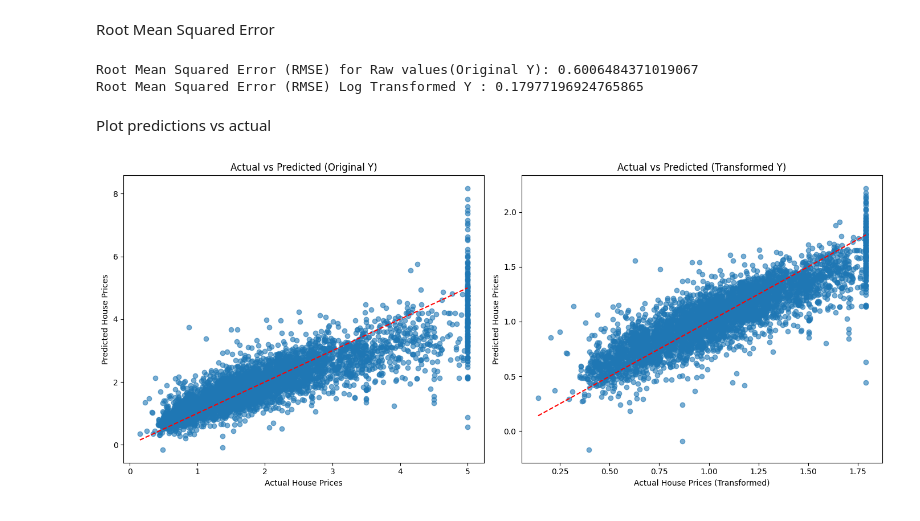
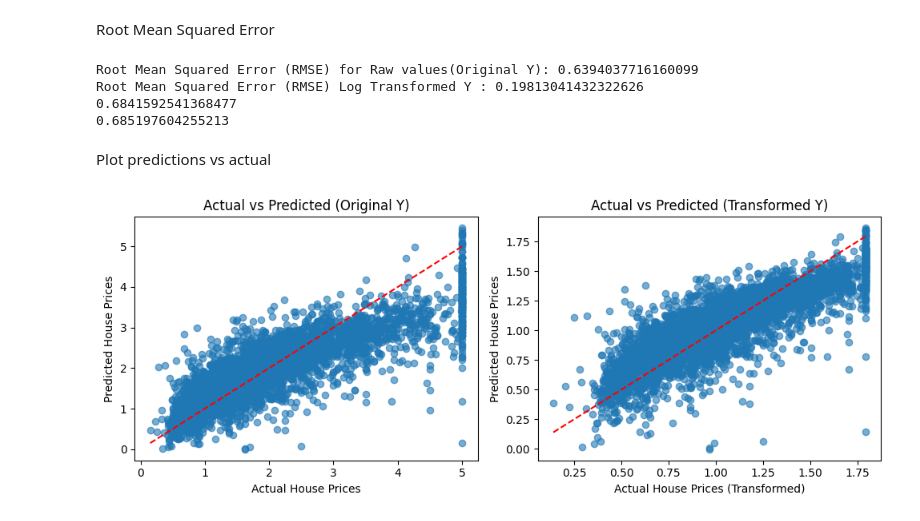
Before and after one commit to rameenhamad/Certura_ML_Internship_tasks, a Jupyter notebook: 1_House_Prices.ipynb, the cells around one changed output. Saved outputs shown, nothing was run; the diff lists cells and outputs as text; code cells hidden in the pictures.

```diff
--- a/1_House_Prices.ipynb
+++ b/1_House_Prices.ipynb
@@ -64,16 +71,13 @@ memory usage: 1.4 MB
 
 data distribution in dataset
 # %%
-import matplotlib.pyplot as plt
-import scipy.stats as st
-
 n_features = df.shape[1]
-fig, axes = plt.subplots(n_features, 2, figsize=(10, 4*n_features))
+fig, axes = plt.subplots(n_features, 2, figsize=(8, 4*n_features))
 
 for i, col in enumerate(df.columns):
     # Histogram
-    axes[i, 0].hist(df[col], bins=30, alpha=0.7)
-    axes[i, 0].set_title(f"Histogram of {col}")
+    axes[i,0].hist(df[col], bins=30, alpha=0.7)
+    axes[i,0].set_title(f"Histogram of {col}")
 
     # QQ plot
     st.probplot(df[col].values, plot=axes[i, 1])
@@ -116,3 +104,11 @@ X_test_trans = pt.transform(X_test)
+# %%
+trans_col = ['MedInc',	'HouseAge',	'AveRooms',	'AveBedrms',	'Population',	'AveOccup']
+
+pt = PowerTransformer()
+
+for col in trans_col:
+  X_train[col] = pt.fit_transform(X_train[[col]])
+  X_test[col] = pt.transform(X_test[[col]])
 # %% [markdown]
 input features after transform
 # %%
@@ -154,12 +145,10 @@ X_test_pf = pf.transform(X_test_trans)
 # %% [markdown]
 Scaling
 # %%
-from sklearn.preprocessing import StandardScaler
-
 scaler = StandardScaler()
 
-X_train_scaled = scaler.fit_transform(X_train_pf)
-X_test_scaled = scaler.transform(X_test_pf)
+X_train_scaled = scaler.fit_transform(X_train)
+X_test_scaled = scaler.transform(X_test)
 # %% [markdown]
 y after transform
 # %%
@@ -173,45 +160,45 @@ plt.show()
 # %% [markdown]
 Model training
 # %%
-from sklearn.linear_model import LinearRegression
-
-model = LinearRegression()
-model.fit(X_train_scaled, Y_train_trans)
+lr = LinearRegression()
+model = lr.fit(X_train_scaled, Y_train_trans)
 Y_predict = model.predict(X_test_scaled)
 
 #getting inverse of Y to actual value from log
-Y_pred_norm = np.expm1(Y_predict)
+Y_predict_norm = np.expm1(Y_predict)
 # %% [markdown]
 Root Mean Squared Error
 # %%
-from sklearn.metrics import root_mean_squared_error
-
-rmse = root_mean_squared_error(Y_test, Y_pred_norm)
-rmse_log = root_mean_squared_error(Y_test_trans, Y_predict)
-print(f"Root Mean Squared Error (RMSE) for Raw values(Original Y): {rmse}")
-print(f"Root Mean Squared Error (RMSE) Log Transformed Y : {rmse_log}")
+rmse_rf = root_mean_squared_error(Y_test, Y_predict_norm)
+rmse_log_rf = root_mean_squared_error(Y_test_trans, Y_predict)
+print(f"Root Mean Squared Error (RMSE) for Raw values(Original Y): {rmse_rf}")
+print(f"Root Mean Squared Error (RMSE) Log Transformed Y : {rmse_log_rf}")
+print(r2_score(Y_test,Y_predict_norm))
+print(r2_score(Y_test_trans, Y_predict))
 # %% [output]
-Root Mean Squared Error (RMSE) for Raw values(Original Y): 0.6006484371019067
-Root Mean Squared Error (RMSE) Log Transformed Y : 0.17977196924765865
+Root Mean Squared Error (RMSE) for Raw values(Original Y): 0.6394037716160099
+Root Mean Squared Error (RMSE) Log Transformed Y : 0.19813041432322626
+0.6841592541368477
+0.685197604255213
 # %% [markdown]
 Plot predictions vs actual
 # %%
-fig, axes = plt.subplots(1, 2, figsize=(14, 6))
+fig, axes = plt.subplots(1, 2, figsize=(10, 4))
 
-axes[0].scatter(Y_test, Y_pred_norm, alpha=0.6)
+axes[0].scatter(Y_test, Y_predict_norm, alpha=0.6)
 axes[0].plot([Y_test.min(), Y_test.max()], [Y_test.min(), Y_test.max()], 'r--')
 axes[0].set_xlabel("Actual House Prices")
 axes[0].set_ylabel("Predicted House Prices")
 axes[0].set_title("Actual vs Predicted (Original Y)")
 
 axes[1].scatter(Y_test_trans, Y_predict, alpha=0.6)
 axes[1].plot([Y_test_trans.min(), Y_test_trans.max()], [Y_test_trans.min(), Y_test_trans.max()], 'r--')
 #axes[1].plot([Y_test.min(), Y_test.max()], [Y_test.min(), Y_test.max()], 'r--')
 axes[1].set_xlabel("Actual House Prices (Transformed)")
 axes[1].set_ylabel("Predicted House Prices")
 axes[1].set_title("Actual vs Predicted (Transformed Y)")
 
 plt.tight_layout()
 plt.show()
 # %% [output]
-[figure, old version]
+[figure, new version]
```
Also changed, not shown: parts of 9 cells of this notebook.
